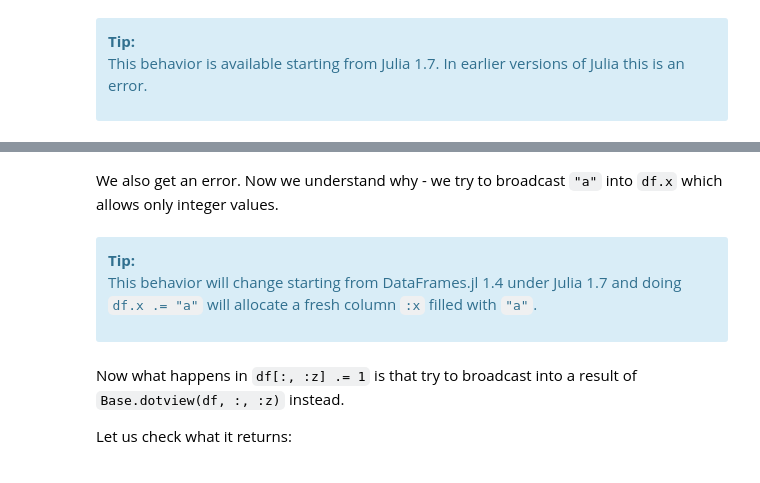
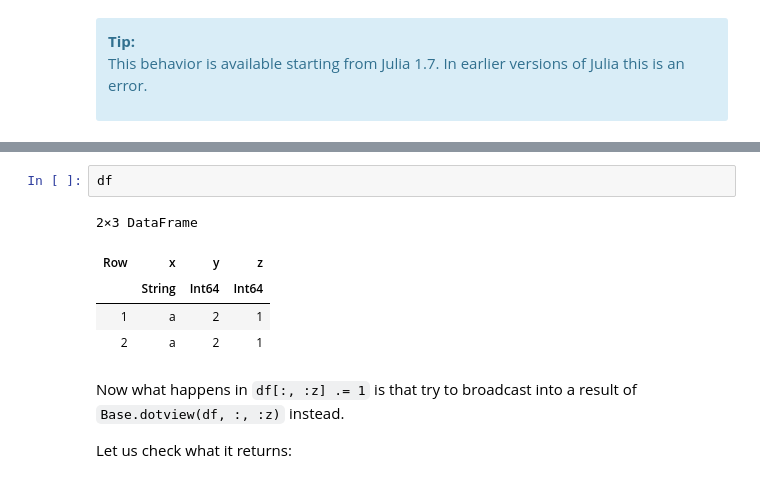
Before and after one commit to bkamins/JuliaCon2020-DataFrames-Tutorial, a Jupyter notebook: indexing_part2_advanced.ipynb, the cells around one changed output, grey strips where cells are left out. Drawn from its saved outputs; the diff is of its cells as text.

Commit message:
update to DataFrames.jl 1.4.0

```diff
--- a/indexing_part2_advanced.ipynb
+++ b/indexing_part2_advanced.ipynb
@@ -248,11 +239,11 @@ Closest candidates are:
-# %% [markdown]
-We also get an error. Now we understand why - we try to broadcast `"a"` into `df.x` which allows only integer values.
-# %% [markdown]
-<div class="alert alert-block alert-info">
-<b>Tip:</b>
-
-This behavior will change starting from DataFrames.jl 1.4 under Julia 1.7 and doing `df.x .= "a"` will allocate a fresh column `:x` filled with `"a"`.
-</div>
+# %%
+df
+# %% [output]
+2×3 DataFrame
+| Row | x | y | z |
+|  | String | Int64 | Int64 |
+| 1 | a | 2 | 1 |
+| 2 | a | 2 | 1 |
 # %% [markdown]
 Now what happens in `df[:, :z] .= 1` is that try to broadcast into a result of `Base.dotview(df, :, :z)` instead.
 
```
Also changed, not shown: parts of 47 cells of this notebook, 4 other files.
